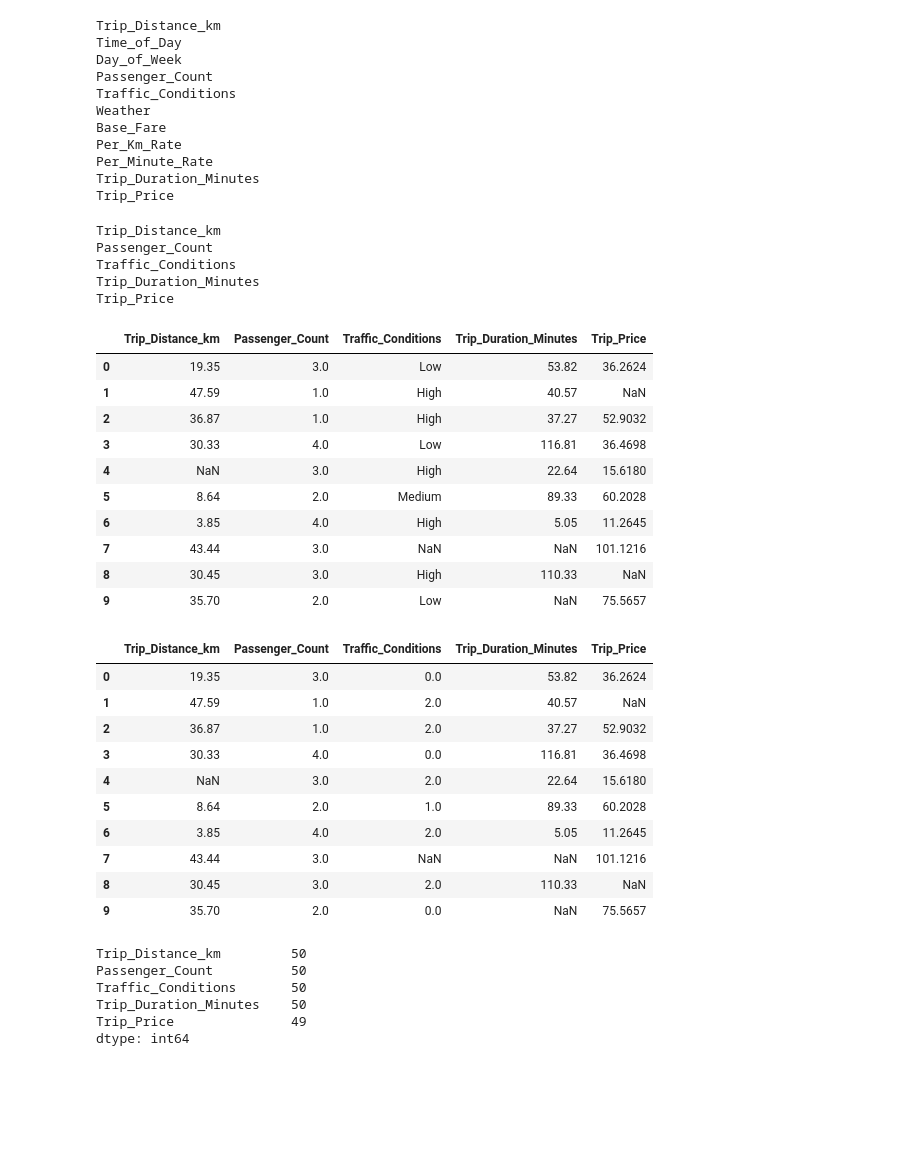
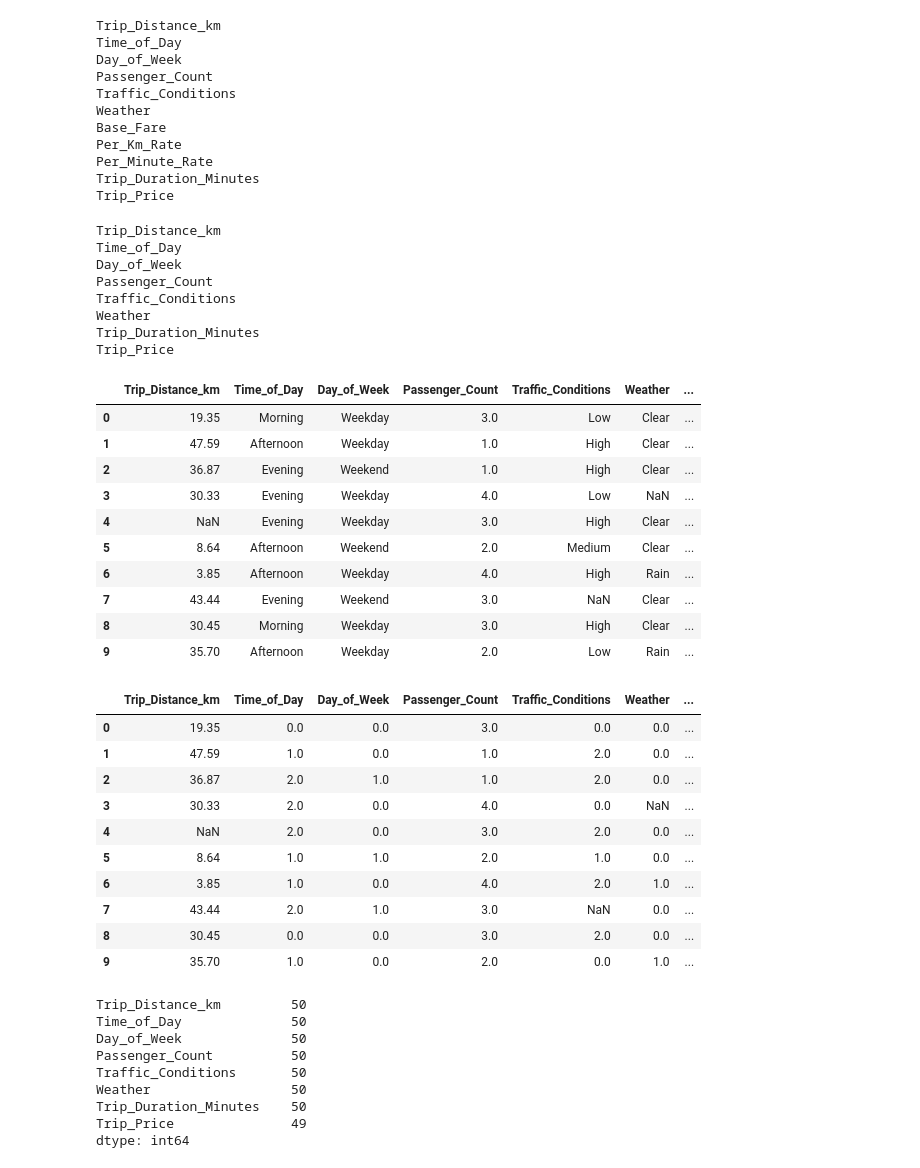
Before and after one commit to MahdiHaroun/ML-Taxi_Prices-Beta, a Jupyter notebook: Moudle.ipynb, the cells around one changed output. Saved outputs shown, nothing was run; the diff lists cells and outputs as text; code cells hidden in the pictures; blank space fills up the shorter version.

```diff
--- a/Moudle.ipynb
+++ b/Moudle.ipynb
@@ -28,52 +29,68 @@ Per_Minute_Rate
 Trip_Duration_Minutes
 Trip_Price
 # %%
-dataFrame.drop(['Time_of_Day', 'Day_of_Week','Weather','Base_Fare','Per_Km_Rate','Per_Minute_Rate'] , axis = 1 , inplace = True)
+dataFrame.drop(['Base_Fare','Per_Km_Rate','Per_Minute_Rate'] , axis = 1 , inplace = True)
 # %%
 for column in dataFrame.columns:
   print(column)
 # %% [output]
 Trip_Distance_km
+Time_of_Day
+Day_of_Week
 Passenger_Count
 Traffic_Conditions
+Weather
 Trip_Duration_Minutes
 Trip_Price
 # %%
 dataFrame.head(10)
 # %% [output]
-|  | Trip_Distance_km | Passenger_Count | Traffic_Conditions | Trip_Duration_Minutes | Trip_Price |
-| 0 | 19.35 | 3.0 | Low | 53.82 | 36.2624 |
-| 1 | 47.59 | 1.0 | High | 40.57 | NaN |
-| 2 | 36.87 | 1.0 | High | 37.27 | 52.9032 |
-| 3 | 30.33 | 4.0 | Low | 116.81 | 36.4698 |
-| 4 | NaN | 3.0 | High | 22.64 | 15.6180 |
-| 5 | 8.64 | 2.0 | Medium | 89.33 | 60.2028 |
-| 6 | 3.85 | 4.0 | High | 5.05 | 11.2645 |
-| 7 | 43.44 | 3.0 | NaN | NaN | 101.1216 |
-| 8 | 30.45 | 3.0 | High | 110.33 | NaN |
-| 9 | 35.70 | 2.0 | Low | NaN | 75.5657 |
+|  | Trip_Distance_km | Time_of_Day | Day_of_Week | Passenger_Count | Traffic_Conditions | Weather | ... |
+| 0 | 19.35 | Morning | Weekday | 3.0 | Low | Clear | ... |
+| 1 | 47.59 | Afternoon | Weekday | 1.0 | High | Clear | ... |
+| 2 | 36.87 | Evening | Weekend | 1.0 | High | Clear | ... |
+| 3 | 30.33 | Evening | Weekday | 4.0 | Low | NaN | ... |
+| 4 | NaN | Evening | Weekday | 3.0 | High | Clear | ... |
+| 5 | 8.64 | Afternoon | Weekend | 2.0 | Medium | Clear | ... |
+| 6 | 3.85 | Afternoon | Weekday | 4.0 | High | Rain | ... |
+| 7 | 43.44 | Evening | Weekend | 3.0 | NaN | Clear | ... |
+| 8 | 30.45 | Morning | Weekday | 3.0 | High | Clear | ... |
+| 9 | 35.70 | Afternoon | Weekday | 2.0 | Low | Rain | ... |
 # %%
 Traffic_Conditions_mapper = {"Low": 0 , "Medium" : 1 , "High" : 2}
 dataFrame['Traffic_Conditions'] = dataFrame['Traffic_Conditions'].replace(Traffic_Conditions_mapper)
+
+
+Time_of_Day_mapper = {"Morning": 0 , "Afternoon" : 1 , "Evening" : 2 , "Night" : 3}
+dataFrame['Time_of_Day'] = dataFrame['Time_of_Day'].replace(Time_of_Day_mapper)
+
+Day_of_Week_mapper = {"Weekday": 0 , "Weekend" : 1}
+dataFrame['Day_of_Week'] = dataFrame['Day_of_Week'].replace(Day_of_Week_mapper)
+
+Weather_mapper = {"Clear": 0 , "Rain" : 1 , "Snow" : 2}
+dataFrame['Weather'] = dataFrame['Weather'].replace(Weather_mapper)
 dataFrame.head(10)
 # %% [output]
-|  | Trip_Distance_km | Passenger_Count | Traffic_Conditions | Trip_Duration_Minutes | Trip_Price |
-| 0 | 19.35 | 3.0 | 0.0 | 53.82 | 36.2624 |
-| 1 | 47.59 | 1.0 | 2.0 | 40.57 | NaN |
-| 2 | 36.87 | 1.0 | 2.0 | 37.27 | 52.9032 |
-| 3 | 30.33 | 4.0 | 0.0 | 116.81 | 36.4698 |
-| 4 | NaN | 3.0 | 2.0 | 22.64 | 15.6180 |
-| 5 | 8.64 | 2.0 | 1.0 | 89.33 | 60.2028 |
-| 6 | 3.85 | 4.0 | 2.0 | 5.05 | 11.2645 |
-| 7 | 43.44 | 3.0 | NaN | NaN | 101.1216 |
-| 8 | 30.45 | 3.0 | 2.0 | 110.33 | NaN |
-| 9 | 35.70 | 2.0 | 0.0 | NaN | 75.5657 |
+|  | Trip_Distance_km | Time_of_Day | Day_of_Week | Passenger_Count | Traffic_Conditions | Weather | ... |
+| 0 | 19.35 | 0.0 | 0.0 | 3.0 | 0.0 | 0.0 | ... |
+| 1 | 47.59 | 1.0 | 0.0 | 1.0 | 2.0 | 0.0 | ... |
+| 2 | 36.87 | 2.0 | 1.0 | 1.0 | 2.0 | 0.0 | ... |
+| 3 | 30.33 | 2.0 | 0.0 | 4.0 | 0.0 | NaN | ... |
+| 4 | NaN | 2.0 | 0.0 | 3.0 | 2.0 | 0.0 | ... |
+| 5 | 8.64 | 1.0 | 1.0 | 2.0 | 1.0 | 0.0 | ... |
+| 6 | 3.85 | 1.0 | 0.0 | 4.0 | 2.0 | 1.0 | ... |
+| 7 | 43.44 | 2.0 | 1.0 | 3.0 | NaN | 0.0 | ... |
+| 8 | 30.45 | 0.0 | 0.0 | 3.0 | 2.0 | 0.0 | ... |
+| 9 | 35.70 | 1.0 | 0.0 | 2.0 | 0.0 | 1.0 | ... |
 # %%
 dataFrame.isnull().sum()
 # %% [output]
 Trip_Distance_km         50
+Time_of_Day              50
+Day_of_Week              50
 Passenger_Count          50
 Traffic_Conditions       50
+Weather                  50
 Trip_Duration_Minutes    50
 Trip_Price               49
 dtype: int64
```
Also changed, not shown: parts of 19 cells of this notebook.
